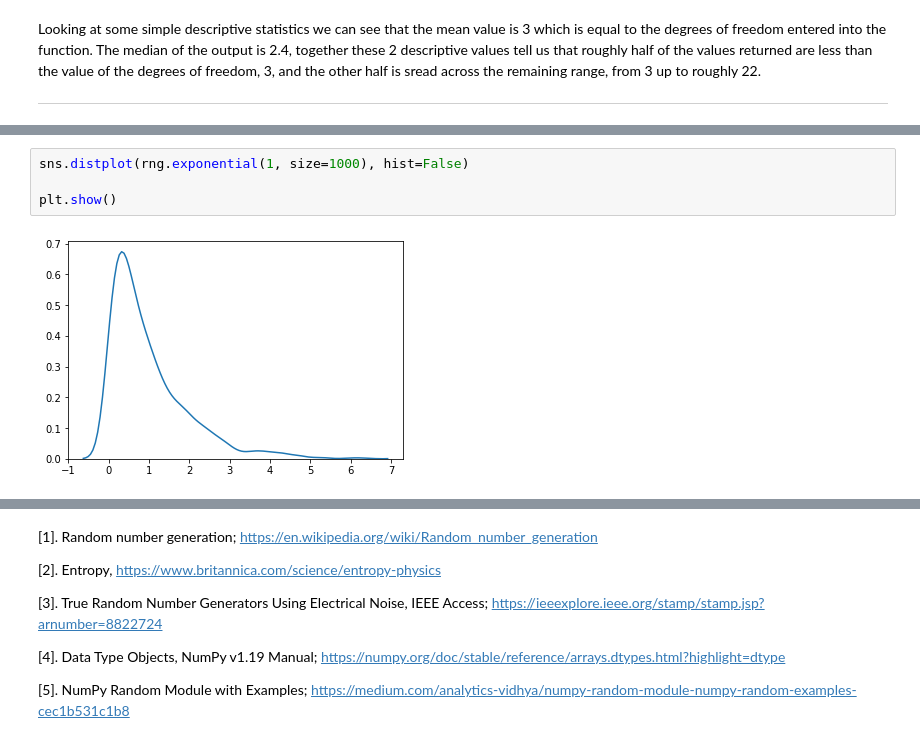
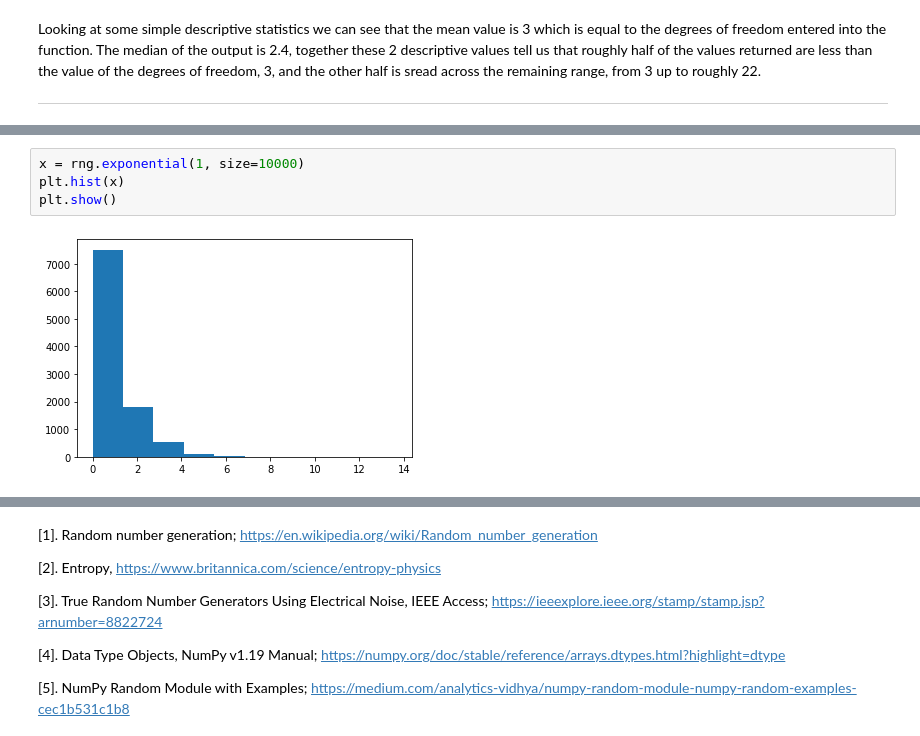
Before and after one commit to hayleydoherty/Programming-for-DA-Assignment, a Jupyter notebook: Assignment.ipynb, the cells around one changed output, grey strips where cells are left out. Saved outputs shown, nothing was run; the diff lists cells and outputs as text.

Commit message:
Finished exponential distribution and just have to do the fifth-gamma distribution, then move onto the seed

```diff
--- a/Assignment.ipynb
+++ b/Assignment.ipynb
@@ -525,6 +535,6 @@ array([0.69319571, 0.35753686, 0.03041395, 1.36133288, 1.33313775,
 # %%
-sns.distplot(rng.exponential(1, size=1000), hist=False)
-
+x = rng.exponential(1, size=10000)
+plt.hist(x)
 plt.show()
 # %% [output]
-[figure, old version]
+[figure, new version]
```
Also changed, not shown: parts of 68 cells of this notebook.
